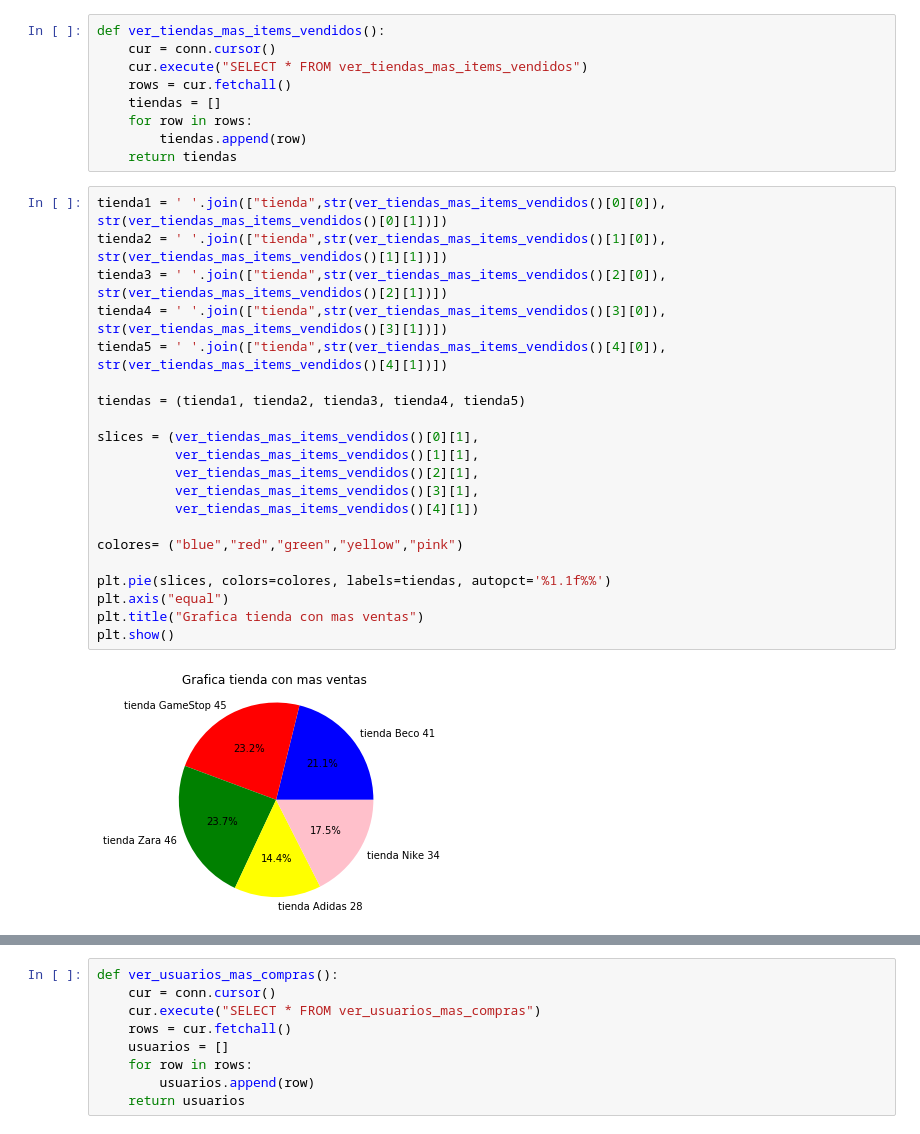
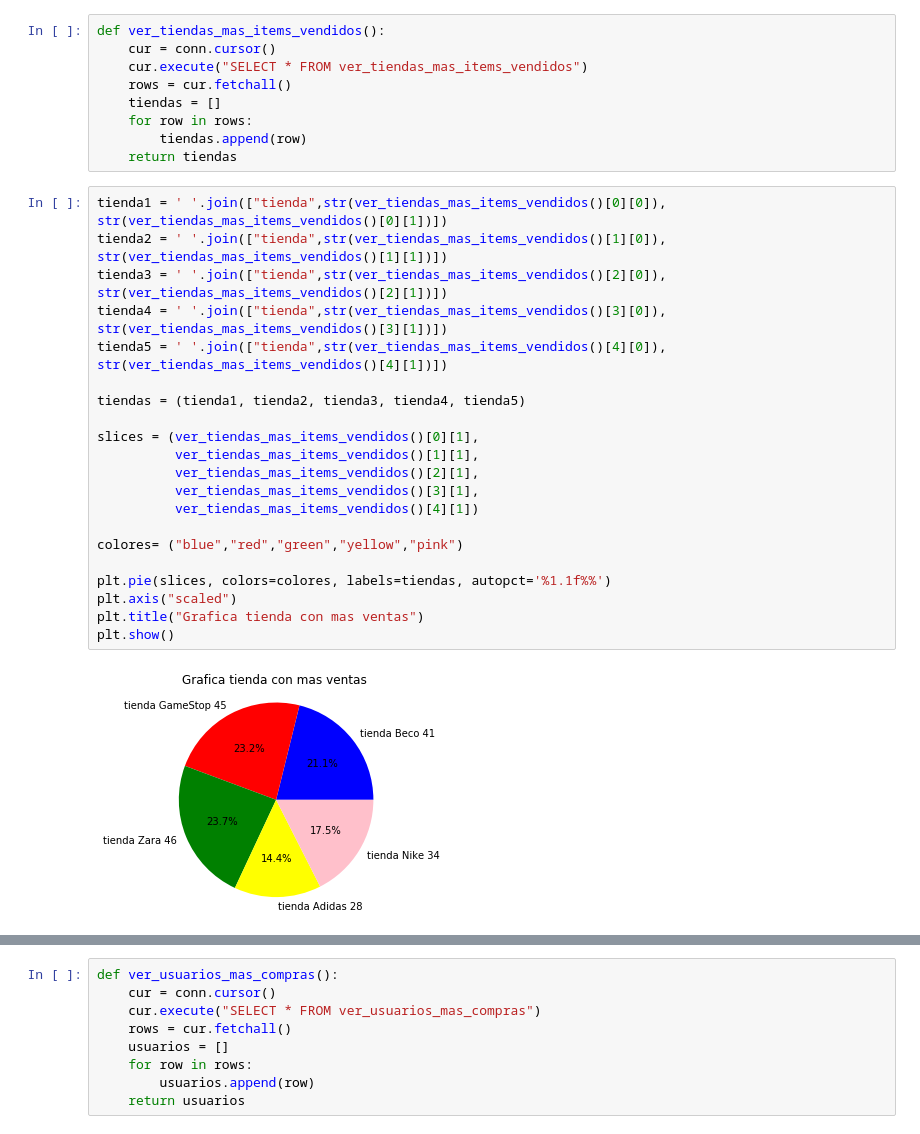
Before and after one commit to AlessandroTatoli/proyecto1, a Jupyter notebook: Graficos.ipynb, the cells around one changed output, grey strips where cells are left out. Drawn from its saved outputs; the diff is of its cells as text.

```diff
--- a/Graficos.ipynb
+++ b/Graficos.ipynb
@@ -127,23 +203,23 @@ def ver_tiendas_mas_items_vendidos():
 # %%
 tienda1 = ' '.join(["tienda",str(ver_tiendas_mas_items_vendidos()[0][0]), str(ver_tiendas_mas_items_vendidos()[0][1])])
 tienda2 = ' '.join(["tienda",str(ver_tiendas_mas_items_vendidos()[1][0]), str(ver_tiendas_mas_items_vendidos()[1][1])])
 tienda3 = ' '.join(["tienda",str(ver_tiendas_mas_items_vendidos()[2][0]), str(ver_tiendas_mas_items_vendidos()[2][1])])
 tienda4 = ' '.join(["tienda",str(ver_tiendas_mas_items_vendidos()[3][0]), str(ver_tiendas_mas_items_vendidos()[3][1])])
 tienda5 = ' '.join(["tienda",str(ver_tiendas_mas_items_vendidos()[4][0]), str(ver_tiendas_mas_items_vendidos()[4][1])])
 
 tiendas = (tienda1, tienda2, tienda3, tienda4, tienda5)
 
 slices = (ver_tiendas_mas_items_vendidos()[0][1],
           ver_tiendas_mas_items_vendidos()[1][1],
           ver_tiendas_mas_items_vendidos()[2][1],
           ver_tiendas_mas_items_vendidos()[3][1],
           ver_tiendas_mas_items_vendidos()[4][1])
 
 colores= ("blue","red","green","yellow","pink")
 
 plt.pie(slices, colors=colores, labels=tiendas, autopct='%1.1f%%')
-plt.axis("equal")
+plt.axis("scaled")
 plt.title("Grafica tienda con mas ventas")
 plt.show()
 # %% [output]
-[figure, old version]
+[figure, new version]
```
Also changed, not shown: parts of 10 cells of this notebook.
